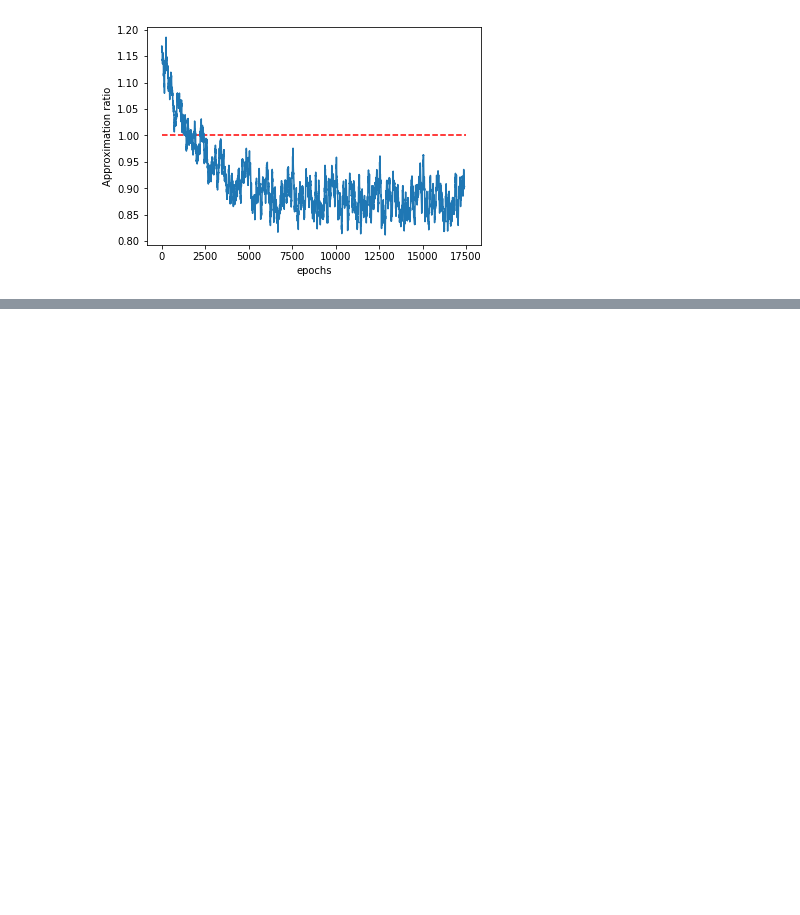
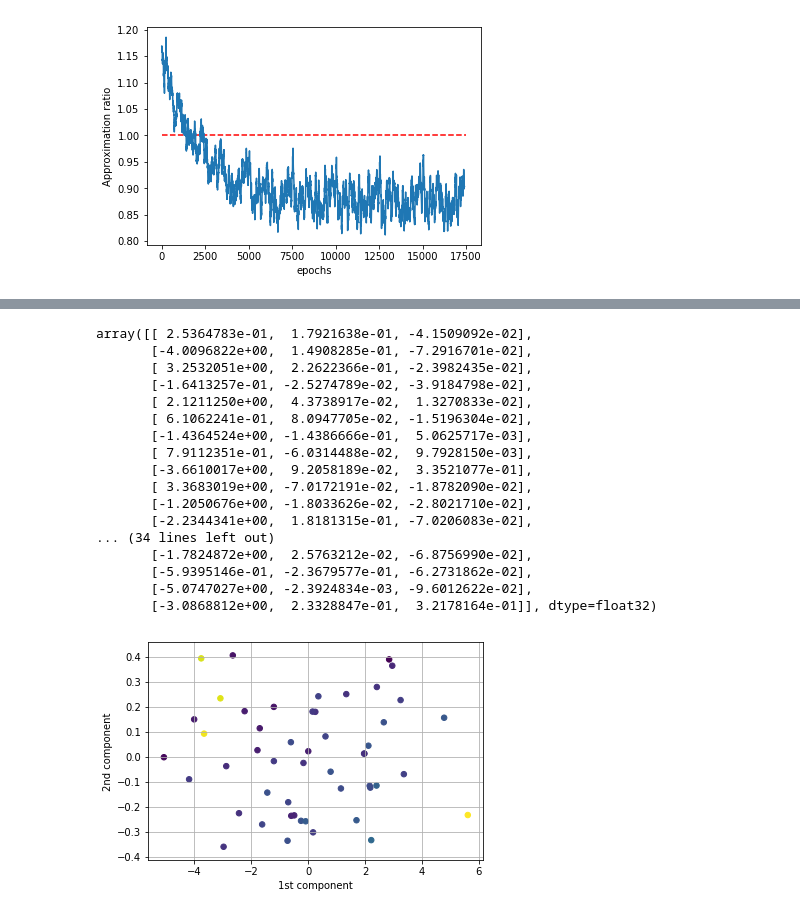
Before and after one commit to louisv123/COLGE, a Jupyter notebook: test.ipynb, the cells around one changed output, grey strips where cells are left out. Drawn from its saved outputs; the diff is of its cells as text; code cells hidden in the pictures; blank space fills up the shorter version.

```diff
--- a/test.ipynb
+++ b/test.ipynb
@@ -1475,0 +929,3 @@ plt.plot(x,y)
+# %%
+g=nx.erdos_renyi_graph(n=20,p=0.15,seed=125)
+pos=nx.spring_layout(g,weight=0.9,iterations=18)
@@ -1475,0 +946,21 @@ plt.plot(x,y)
+# %%
+edge_color=[]
+selec=[8,11,13,1,7,14,9]
+for u,v in g.edges():
+    if (u in selec) | (v in selec):
+        edge_color.append('g')
+    else:
+        edge_color.append('powderblue')
+node_color=[]
+for u in g.nodes():
+    adj=[]
+    for x in selec:
+        adj+=list(g[x])
+
+    if (u in selec) | (u in list(set(adj))):
+        node_color.append('g')
+        if (u == selec[-1]) :
+            node_color[-1]='tomato'
+    else:
+        node_color.append('powderblue')
+nx.draw(g,with_labels=True,seed=125,pos=pos,edge_color=edge_color,node_color=node_color,alpha=0.9)
@@ -1475,0 +969,4 @@ plt.plot(x,y)
+# %%
+#weight=torch.load('model_mvc_10_14.pt')
+weight=torch.load('model.pt')
+weight
@@ -1475,0 +1181,33 @@ plt.plot(x,y)
+# %%
+pca = decomposition.PCA(n_components=3)
+x=model.mu.detach().numpy()[0]
+#x=np.sqrt(10000*x)
+result = pca.fit_transform(x)
+
+plt.scatter(result[:, 0], result[:, 1],s=30,c=result[:,2])
+#for k,(i,j) in enumerate(zip(result[:,0],result[:,1])):
+ #   plt.annotate('%s)' %k, xy=(i,j), xytext=((-1)**(k)*20,(-1)**(k)*10), textcoords='offset points')
+    #plt.annotate('(%s,' %i, xy=(i,j))
+plt.grid()
+plt.xlabel("1st component")
+plt.ylabel("2nd component")
+result
+# %% [output]
+array([[ 2.5364783e-01,  1.7921638e-01, -4.1509092e-02],
+       [-4.0096822e+00,  1.4908285e-01, -7.2916701e-02],
+       [ 3.2532051e+00,  2.2622366e-01, -2.3982435e-02],
+       [-1.6413257e-01, -2.5274789e-02, -3.9184798e-02],
+       [ 2.1211250e+00,  4.3738917e-02,  1.3270833e-02],
+       [ 6.1062241e-01,  8.0947705e-02, -1.5196304e-02],
+       [-1.4364524e+00, -1.4386666e-01,  5.0625717e-03],
+       [ 7.9112351e-01, -6.0314488e-02,  9.7928150e-03],
+       [-3.6610017e+00,  9.2058189e-02,  3.3521077e-01],
+       [ 3.3683019e+00, -7.0172191e-02, -1.8782090e-02],
+       [-1.2050676e+00, -1.8033626e-02, -2.8021710e-02],
+       [-2.2344341e+00,  1.8181315e-01, -7.0206083e-02],
+... (34 lines left out)
+       [-1.7824872e+00,  2.5763212e-02, -6.8756990e-02],
+       [-5.9395146e-01, -2.3679577e-01, -6.2731862e-02],
+       [-5.0747027e+00, -2.3924834e-03, -9.6012622e-02],
+       [-3.0868812e+00,  2.3328847e-01,  3.2178164e-01]], dtype=float32)
+[figure, added]
```
Also changed, not shown: parts of 144 cells of this notebook, 5 other files.
